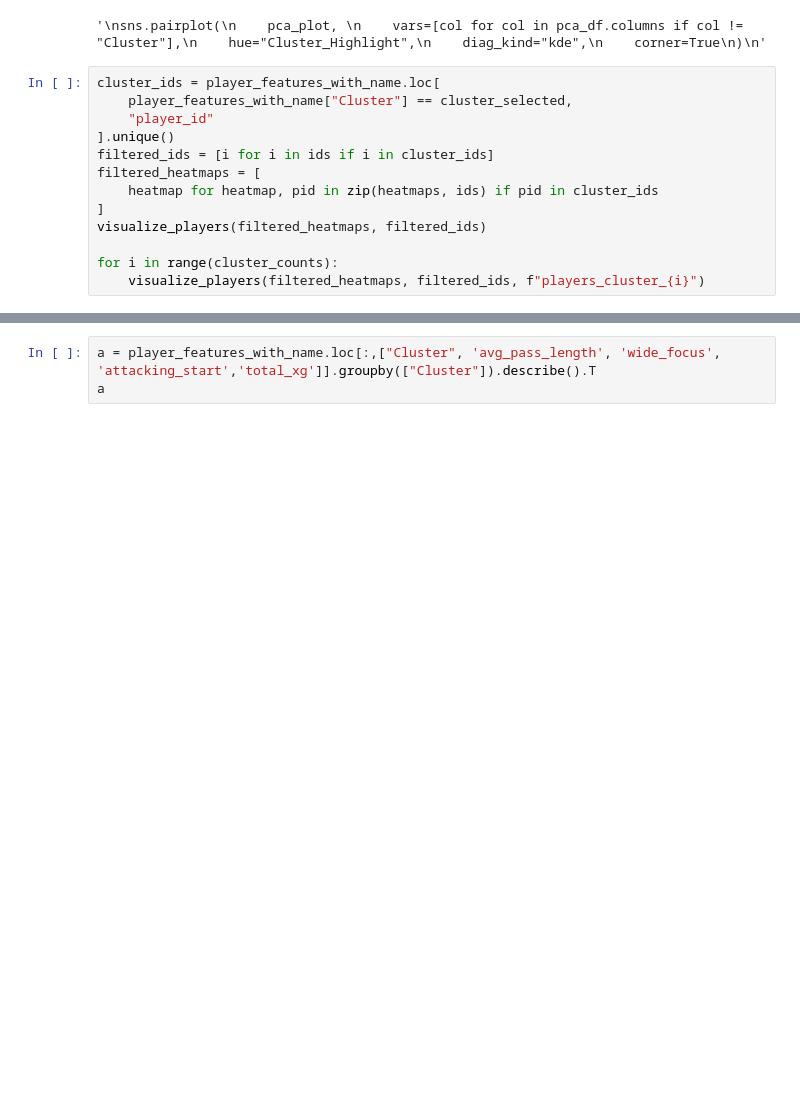
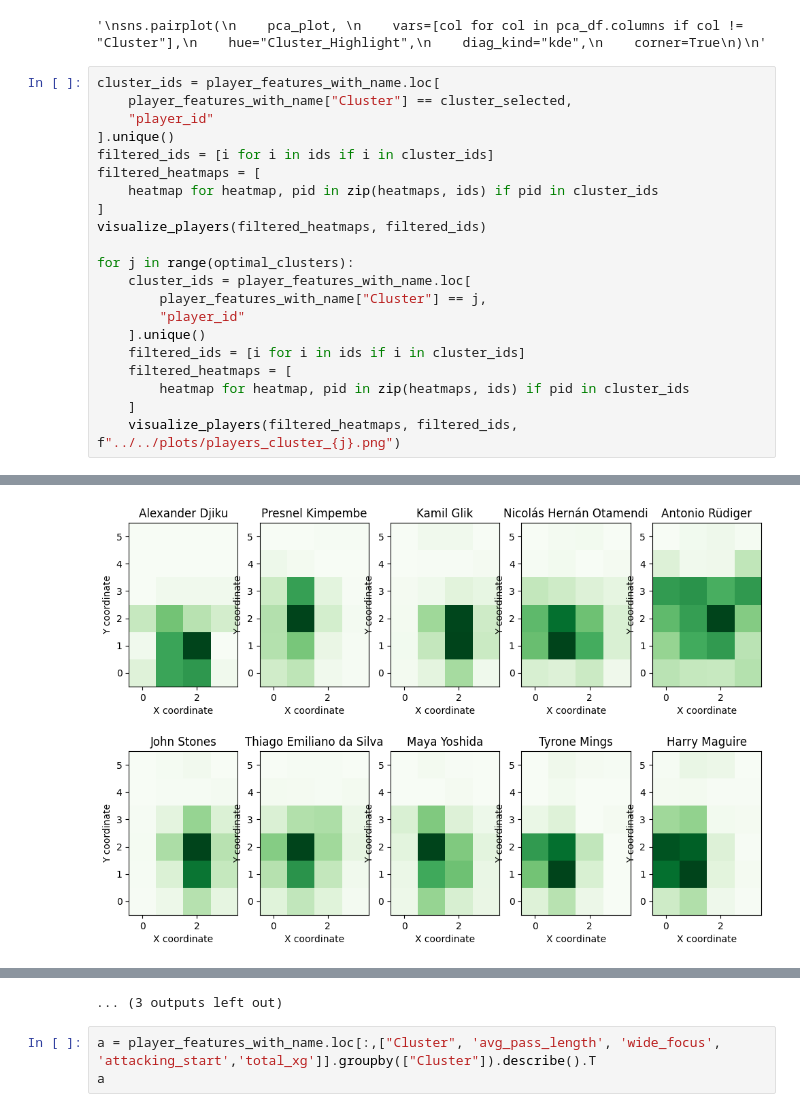
Before and after one commit to J0NAS12/Football-Scouting-with-Event-Data, a Jupyter notebook: backend/clustering_positions.ipynb, the cells around one changed output, grey strips where cells are left out. Saved outputs shown, nothing was run; the diff lists cells and outputs as text; blank space fills up the shorter version.

Commit message:
frontend + clustering

```diff
--- a/backend/clustering_positions.ipynb
+++ b/backend/clustering_positions.ipynb
@@ -1070,15 +1070,24 @@ sns.pairplot(
 # %%
 cluster_ids = player_features_with_name.loc[
     player_features_with_name["Cluster"] == cluster_selected,
     "player_id"
 ].unique()
 filtered_ids = [i for i in ids if i in cluster_ids]
 filtered_heatmaps = [
     heatmap for heatmap, pid in zip(heatmaps, ids) if pid in cluster_ids
 ]
 visualize_players(filtered_heatmaps, filtered_ids)
 
-for i in range(cluster_counts):
-    visualize_players(filtered_heatmaps, filtered_ids, f"players_cluster_{i}")
+for j in range(optimal_clusters):
+    cluster_ids = player_features_with_name.loc[
+        player_features_with_name["Cluster"] == j,
+        "player_id"
+    ].unique()
+    filtered_ids = [i for i in ids if i in cluster_ids]
+    filtered_heatmaps = [
+        heatmap for heatmap, pid in zip(heatmaps, ids) if pid in cluster_ids
+    ]
+    visualize_players(filtered_heatmaps, filtered_ids, f"../../plots/players_cluster_{j}.png")
 # %% [output]
 [figure]
+[figure, added]
@@ -1085,3 +1104,4 @@ for i in range(cluster_counts):
+... (3 outputs left out)
 # %%
 a = player_features_with_name.loc[:,["Cluster", 'avg_pass_length', 'wide_focus', 'attacking_start','total_xg']].groupby(["Cluster"]).describe().T
 a
```
Also changed, not shown: parts of 1 cell of this notebook.
